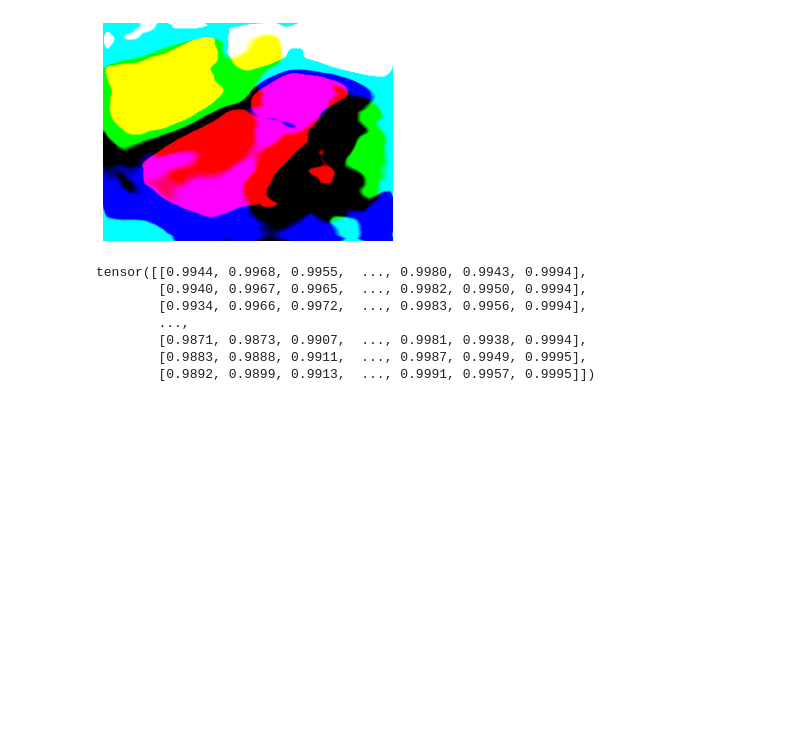
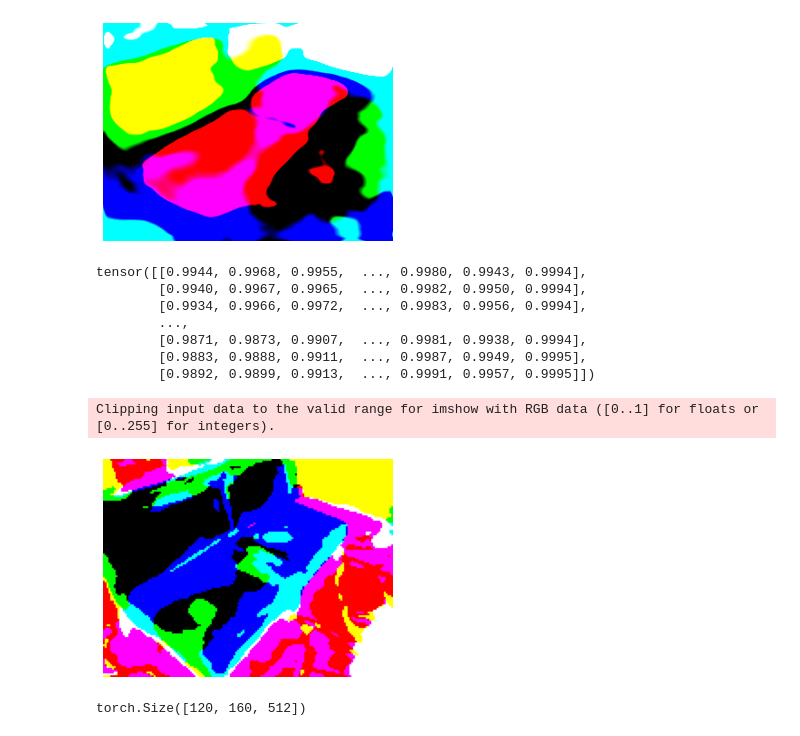
Before and after one commit to lifuguan/reflected_gnt, a Jupyter notebook: visualize.ipynb, the cells around one changed output. Saved outputs shown, nothing was run; the diff lists cells and outputs as text; code cells hidden in the pictures; blank space fills up the shorter version.

```diff
--- a/visualize.ipynb
+++ b/visualize.ipynb
@@ -237,6 +237,33 @@ tensor([[0.9944, 0.9968, 0.9955,  ..., 0.9980, 0.9943, 0.9994],
         [0.9871, 0.9873, 0.9907,  ..., 0.9981, 0.9938, 0.9994],
         [0.9883, 0.9888, 0.9911,  ..., 0.9987, 0.9949, 0.9995],
         [0.9892, 0.9899, 0.9913,  ..., 0.9991, 0.9957, 0.9995]])
+# %%
+from sklearn.decomposition import PCA
+import numpy as np
+import matplotlib.pyplot as plt
+import torch
+def calc_pca(emb, vis=False):
+    X = emb.flatten(0, -2).cpu().numpy()
+    np.random.seed(10)
+    pca = PCA(n_components=3)
+    pca.fit(X)
+    X_rgb = pca.transform(X).reshape(*emb.shape[:2], 3)
+    if vis:
+        plt.imshow(X_rgb)
+        plt.axis("off")
+        plt.show()
+    return X_rgb
+
+feat_2d = np.load("out/feats_out_2d.npy")
+feat_2d = torch.from_numpy(feat_2d)
+# feat_2d = feat_2d.permute(2,0,1)
+
+calc_pca(feat_2d, vis=True)
+print(feat_2d.shape)
+# %% [output]
+Clipping input data to the valid range for imshow with RGB data ([0..1] for floats or [0..255] for integers).
+[figure, added]
+torch.Size([120, 160, 512])
 # %%
 from sklearn.decomposition import PCA
 import numpy as np
```
Also changed, not shown: parts of 5 cells of this notebook, 3 other files.
